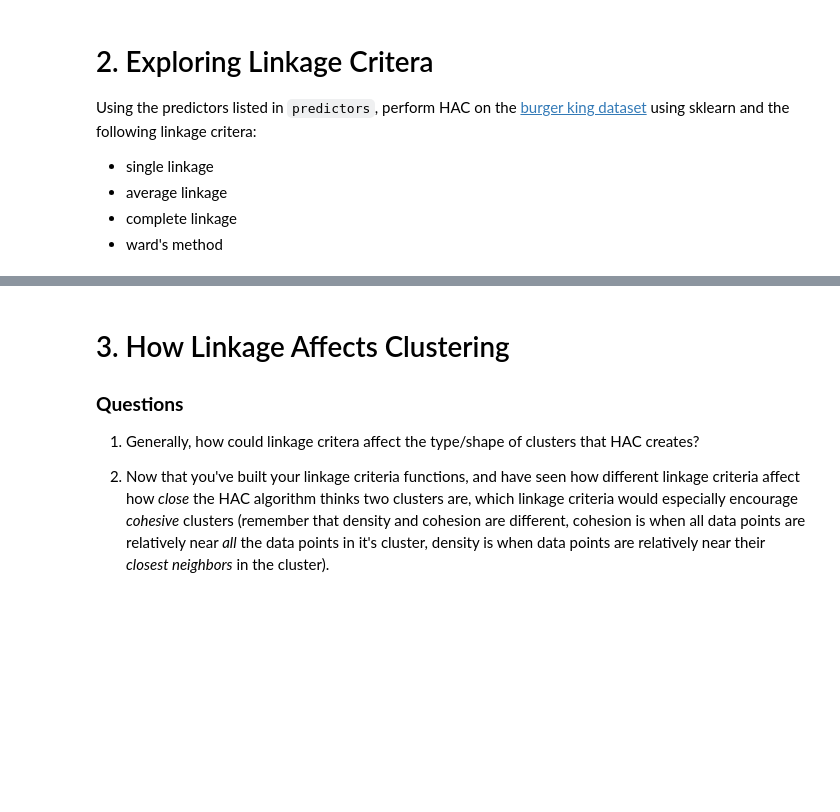
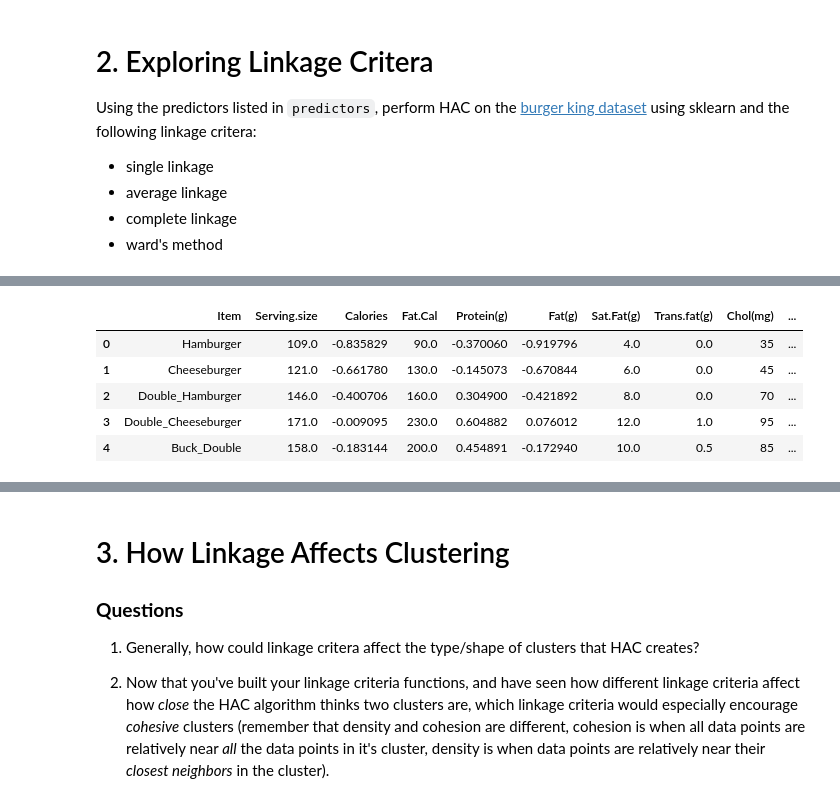
Before and after one commit to min-is/Chapman-University, a Jupyter notebook: CPSC 392 - Data Science/Classwork/19 - Hierarchical Agglomeretive.ipynb, the cells around one changed output, grey strips where cells are left out. Saved outputs shown, nothing was run; the diff lists cells and outputs as text; code cells hidden in the pictures; blank space fills up the shorter version.

```diff
--- a/CPSC 392 - Data Science/Classwork/19 - Hierarchical Agglomeretive.ipynb
+++ b/CPSC 392 - Data Science/Classwork/19 - Hierarchical Agglomeretive.ipynb
@@ -183,9 +233,16 @@ Using the predictors listed in `predictors`, perform HAC on the [burger king dat
 # %%
 burg = pd.read_csv("https://raw.githubusercontent.com/cmparlettpelleriti/CPSC392ParlettPelleriti/master/Data/burger-king-items.txt",
                   sep = "\t")
 
 predictors = ["Calories", "Protein(g)", "Fat(g)", "Sodium(mg)", "Carbs(g)", "Sugar(g)"]
 z = StandardScaler()
 burg[predictors] = z.fit_transform(burg[predictors])
-
+pred = burg[predictors]
 burg.head()
+# %% [output]
+|  | Item | Serving.size | Calories | Fat.Cal | Protein(g) | Fat(g) | Sat.Fat(g) | Trans.fat(g) | Chol(mg) | ... |
+| 0 | Hamburger | 109.0 | -0.835829 | 90.0 | -0.370060 | -0.919796 | 4.0 | 0.0 | 35 | ... |
+| 1 | Cheeseburger | 121.0 | -0.661780 | 130.0 | -0.145073 | -0.670844 | 6.0 | 0.0 | 45 | ... |
+| 2 | Double_Hamburger | 146.0 | -0.400706 | 160.0 | 0.304900 | -0.421892 | 8.0 | 0.0 | 70 | ... |
+| 3 | Double_Cheeseburger | 171.0 | -0.009095 | 230.0 | 0.604882 | 0.076012 | 12.0 | 1.0 | 95 | ... |
+| 4 | Buck_Double | 158.0 | -0.183144 | 200.0 | 0.454891 | -0.172940 | 10.0 | 0.5 | 85 | ... |
```
Also changed, not shown: parts of 12 cells of this notebook, 1 other file.
